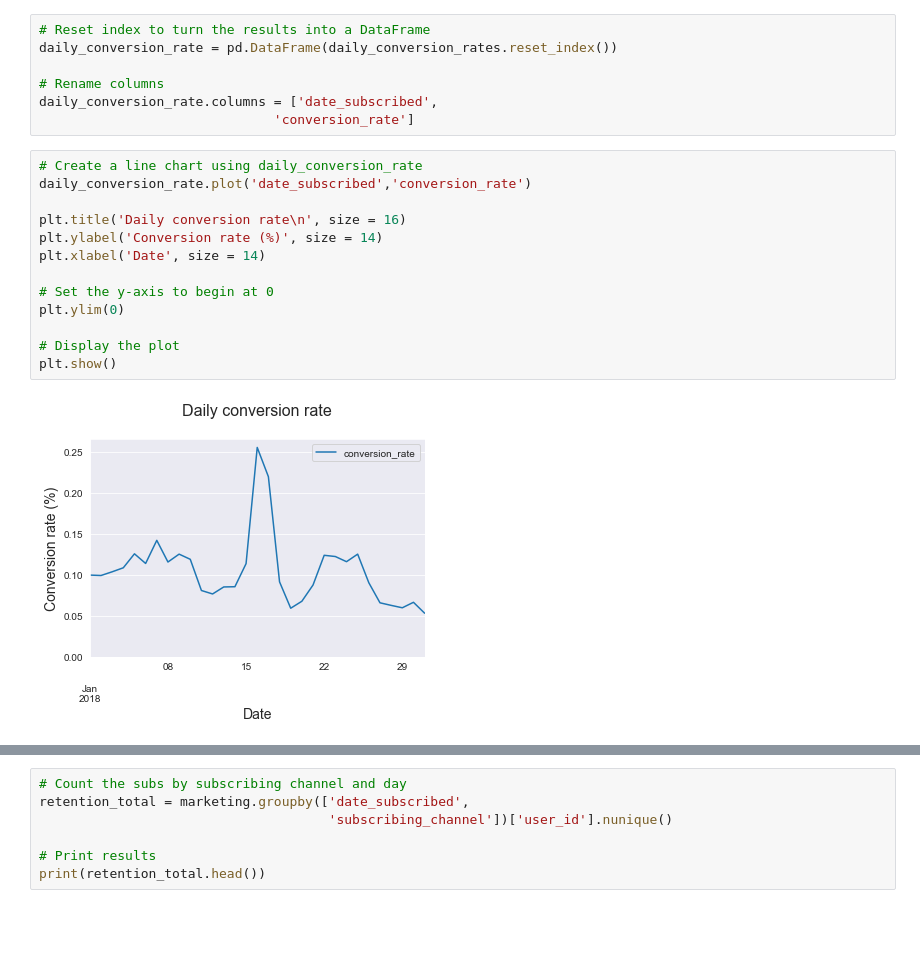
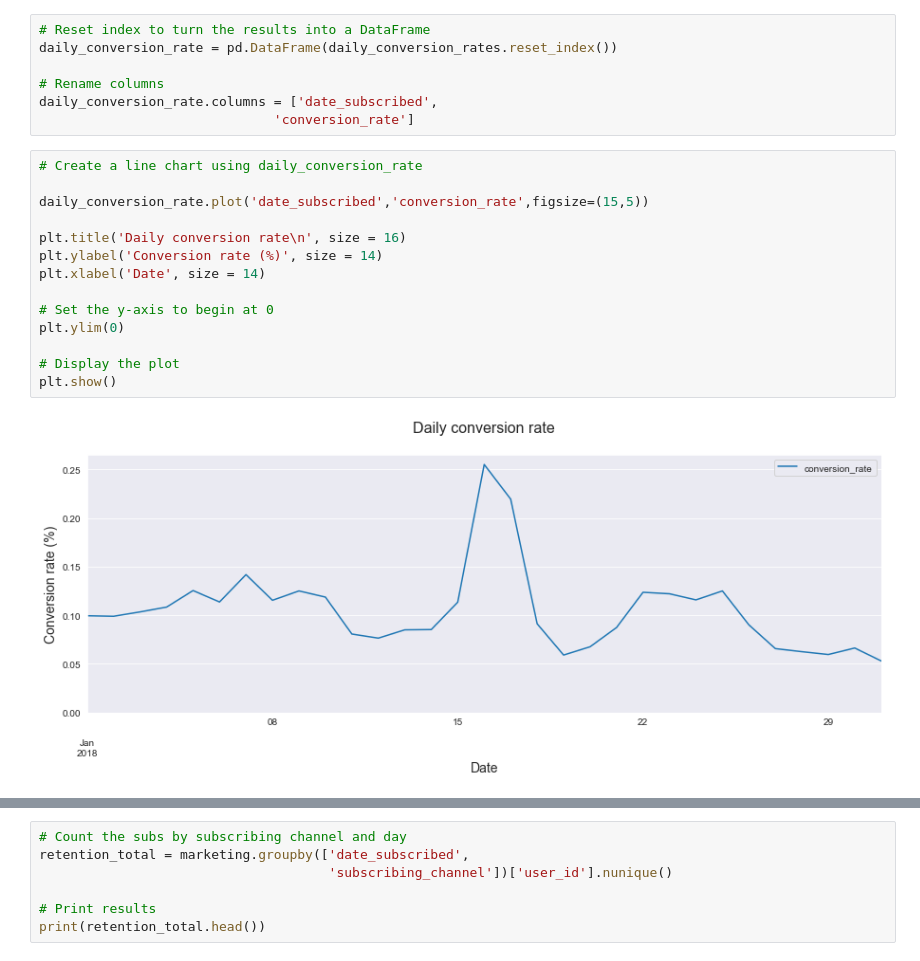
Before and after one commit to Stankevix/Marketing-Analytics-with-Python, a Jupyter notebook: Analyzing Marketing Campaigns with pandas/marketing_analysis.ipynb, the cells around one changed output, grey strips where cells are left out. Drawn from its saved outputs; the diff is of its cells as text; blank space fills up the shorter version.

```diff
--- a/Analyzing Marketing Campaigns with pandas/marketing_analysis.ipynb
+++ b/Analyzing Marketing Campaigns with pandas/marketing_analysis.ipynb
@@ -258,19 +260,20 @@ daily_conversion_rate.columns = ['date_subscribed',
                               'conversion_rate']
 # %%
 # Create a line chart using daily_conversion_rate
-daily_conversion_rate.plot('date_subscribed','conversion_rate')
+
+daily_conversion_rate.plot('date_subscribed','conversion_rate',figsize=(15,5))
 
 plt.title('Daily conversion rate\n', size = 16)
 plt.ylabel('Conversion rate (%)', size = 14)
 plt.xlabel('Date', size = 14)
 
 # Set the y-axis to begin at 0
 plt.ylim(0)
 
 # Display the plot
 plt.show()
 # %% [output]
-[figure, old version]
+[figure, new version]
 # %%
 channel_age = marketing.groupby(['marketing_channel', 'age_group'])\
                                 ['user_id'].count()
```
Also changed, not shown: parts of 6 cells of this notebook, 8 other files.
